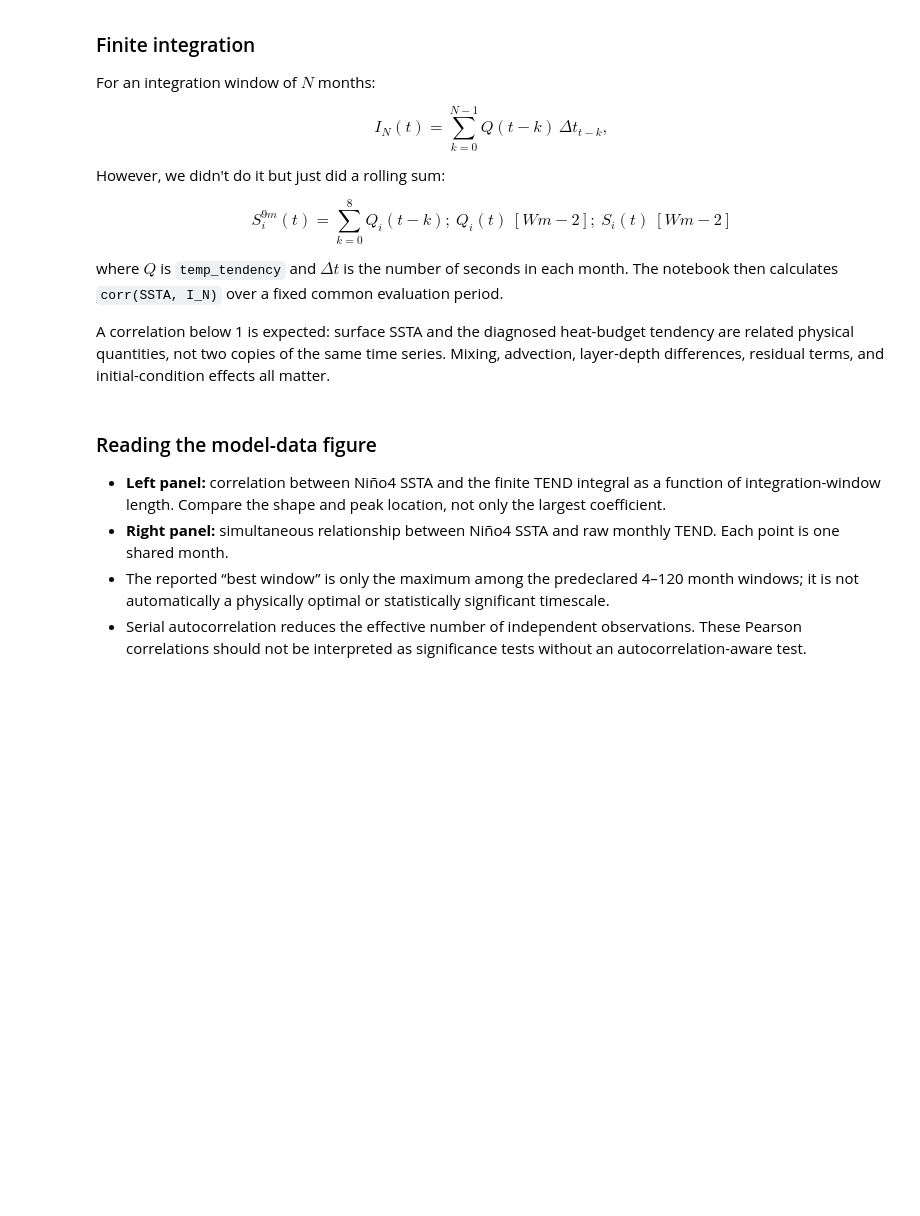
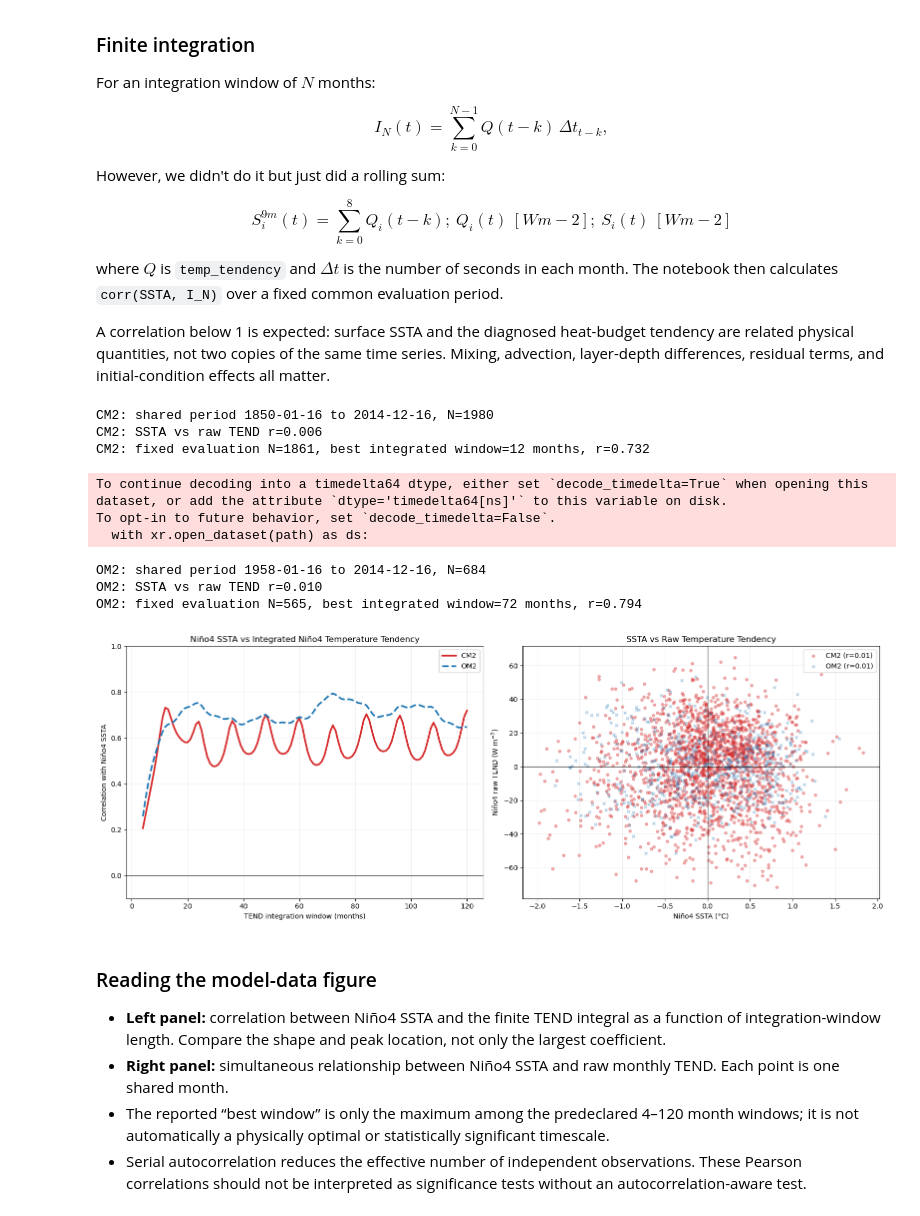
Before and after one commit to arnoldsu/Sciprts_phdpaper_2, a Jupyter notebook: get_check_ssta_integration.ipynb, the cells around one changed output. Saved outputs shown, nothing was run; the diff lists cells and outputs as text; code cells hidden in the pictures; blank space fills up the shorter version.

```diff
--- a/get_check_ssta_integration.ipynb
+++ b/get_check_ssta_integration.ipynb
@@ -71,12 +71,12 @@ import matplotlib.pyplot as plt
 xr.set_options(use_flox=False)
 
 HB_FILES = {
-    "CM2": "../data/processed_output/raw_integrated_data_CM2.nc",
-    "OM2": "../data/processed_output/raw_integrated_data_OM2.nc",
+    "CM2": "/g/data/p66/ars599/work_ryan/final_analysis/data/processed_output/raw_integrated_data_CM2.nc",
+    "OM2": "/g/data/p66/ars599/work_ryan/final_analysis/data/processed_output/raw_integrated_data_OM2.nc",
 }
 SST_FILES = {
-    "CM2": "../../atm_analysis/ocn_data/temp_Omon_bj594_piControl_r1i1p1_0001-0100_n96.nc",
-    "OM2": "../../atm_analysis/ocn_data/pot_temp_Omon_om2_1deg_jra55_iaf_ars599_v1_piControl_r1i1p1_0001-0100_n96.nc",
+    "CM2": "/g/data/p66/ars599/work_ryan/atm_analysis/ocn_data/temp_Omon_bj594_piControl_r1i1p1_0001-0100_n96.nc",
+    "OM2": "/g/data/p66/ars599/work_ryan/atm_analysis/ocn_data/pot_temp_Omon_om2_1deg_jra55_iaf_ars599_v1_piControl_r1i1p1_0001-0100_n96.nc",
 }
 SST_VARS = {"CM2": "temp", "OM2": "pot_temp"}
 MAX_WINDOW = 120
@@ -164,33 +164,44 @@ ax = axes[0]
 for model, color, ls in [("CM2", "tab:red", "-"), ("OM2", "tab:blue", "--")]:
     r = results[model]
     ax.plot(r[:, 0], r[:, 1], color=color, ls=ls, lw=2.5, label=model)
 
 ax.set(xlabel="TEND integration window (months)",
        ylabel="Correlation with Niño4 SSTA",
        title="Niño4 SSTA vs Integrated Niño4 Temperature Tendency",
        ylim=(-0.1, 1))
 ax.axhline(0, color="k", lw=0.8)
 ax.grid(alpha=0.2)
 ax.legend()
 
 ax = axes[1]
 for model, color, marker in [("CM2", "tab:red", "o"), ("OM2", "tab:blue", "x")]:
     item = tendency_raw_results[model]
     ax.scatter(item["ssta"], item["tendency"], s=15, alpha=0.35,
                color=color, marker=marker, label=f"{model} (r={item['r']:.2f})")
 ax.set(xlabel="Niño4 SSTA (°C)",
        ylabel=r"Niño4 raw TEND (W m$^{-2}$)",
        title="SSTA vs Raw Temperature Tendency")
 ax.axhline(0, color="k", lw=0.8)
 ax.axvline(0, color="k", lw=0.8)
 ax.grid(alpha=0.2)
 ax.legend()
 
 plt.tight_layout()
 os.makedirs("figures", exist_ok=True)
 plt.savefig("figures/nino4_ssta_vs_raw_tendency_and_integration.png",
             dpi=300, bbox_inches="tight")
 plt.show()
+# %% [output]
+CM2: shared period 1850-01-16 to 2014-12-16, N=1980
+CM2: SSTA vs raw TEND r=0.006
+CM2: fixed evaluation N=1861, best integrated window=12 months, r=0.732
+To continue decoding into a timedelta64 dtype, either set `decode_timedelta=True` when opening this dataset, or add the attribute `dtype='timedelta64[ns]'` to this variable on disk.
+To opt-in to future behavior, set `decode_timedelta=False`.
+  with xr.open_dataset(path) as ds:
+OM2: shared period 1958-01-16 to 2014-12-16, N=684
+OM2: SSTA vs raw TEND r=0.010
+OM2: fixed evaluation N=565, best integrated window=72 months, r=0.794
+[figure, added]
 # %% [markdown]
 ### Reading the model-data figure
 
```
Also changed, not shown: parts of 2 cells of this notebook.
